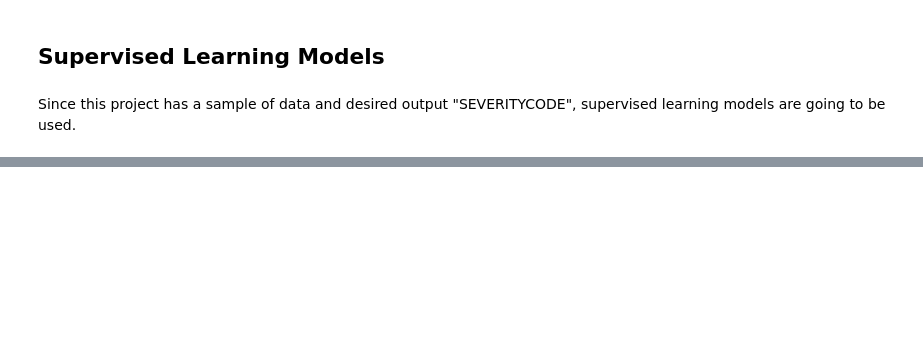
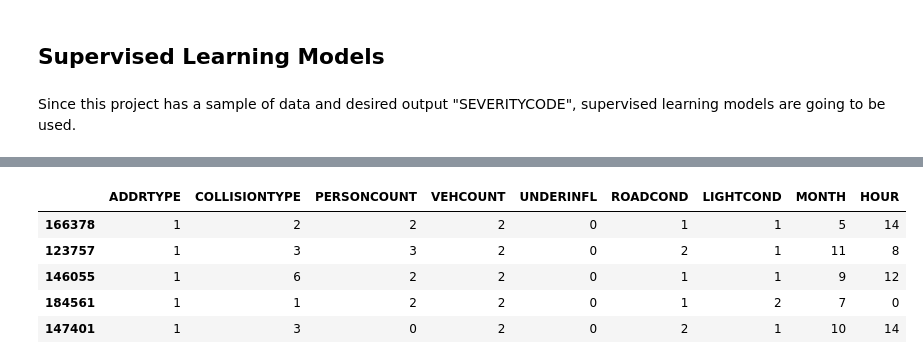
Before and after one commit to lqian100-su/Coursera_Capstone, a Jupyter notebook: Capstone.ipynb, the cells around one changed output, grey strips where cells are left out. Drawn from its saved outputs; the diff is of its cells as text; code cells hidden in the pictures; blank space fills up the shorter version.

```diff
--- a/Capstone.ipynb
+++ b/Capstone.ipynb
@@ -209,3 +200,12 @@ X_train, X_test, y_train, y_test = train_test_split(X,y,test_size=0.4, random_st
+# %%
+y_train.head()
+# %% [output]
+|  | ADDRTYPE | COLLISIONTYPE | PERSONCOUNT | VEHCOUNT | UNDERINFL | ROADCOND | LIGHTCOND | MONTH | HOUR |
+| 166378 | 1 | 2 | 2 | 2 | 0 | 1 | 1 | 5 | 14 |
+| 123757 | 1 | 3 | 3 | 2 | 0 | 2 | 1 | 11 | 8 |
+| 146055 | 1 | 6 | 2 | 2 | 0 | 1 | 1 | 9 | 12 |
+| 184561 | 1 | 1 | 2 | 2 | 0 | 1 | 2 | 7 | 0 |
+| 147401 | 1 | 3 | 0 | 2 | 0 | 2 | 1 | 10 | 14 |
 # %%
 reg = linear_model.LinearRegression()
 reg.fit(X_train,y_train)
```
Also changed, not shown: parts of 26 cells of this notebook, 3 other files.
